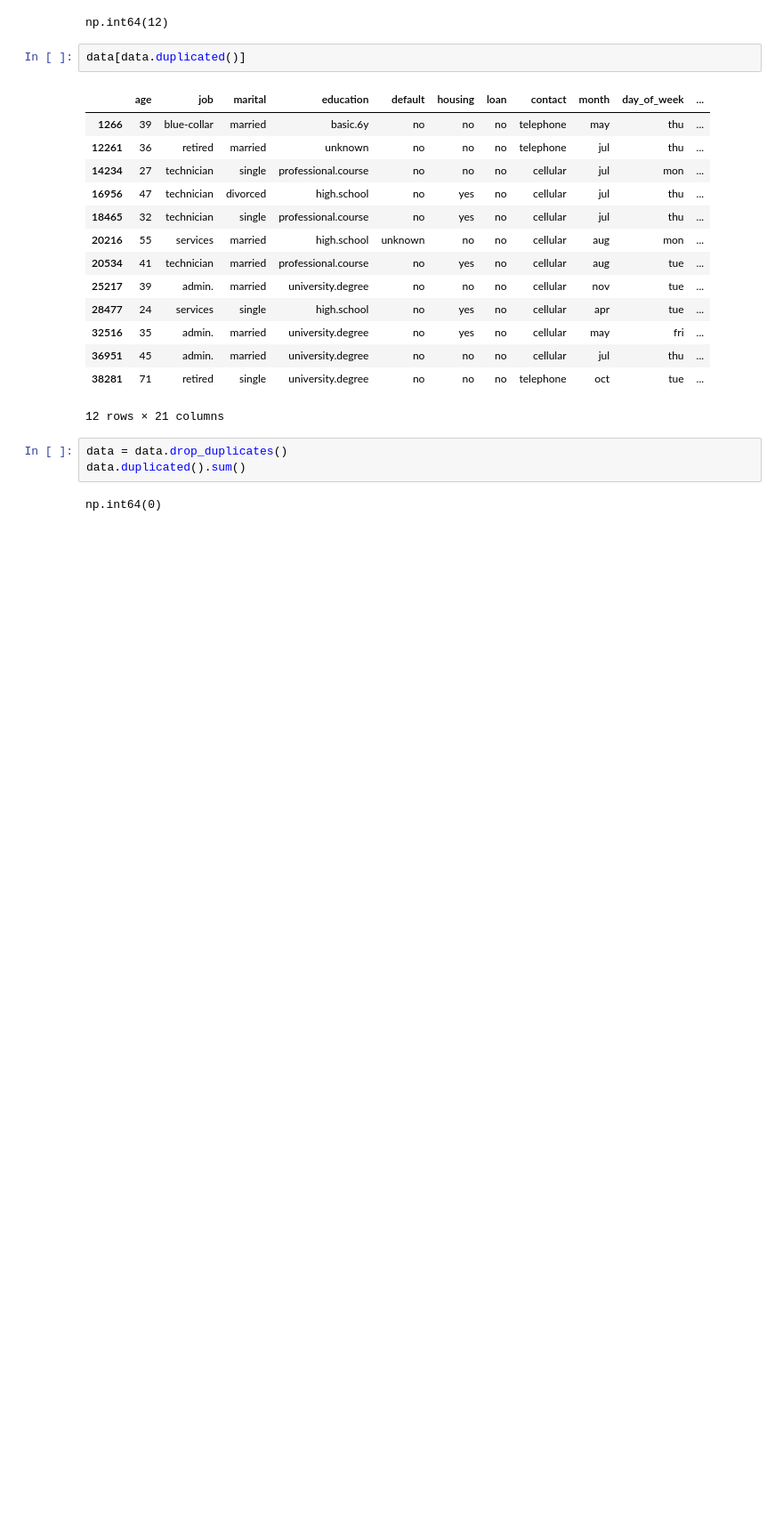
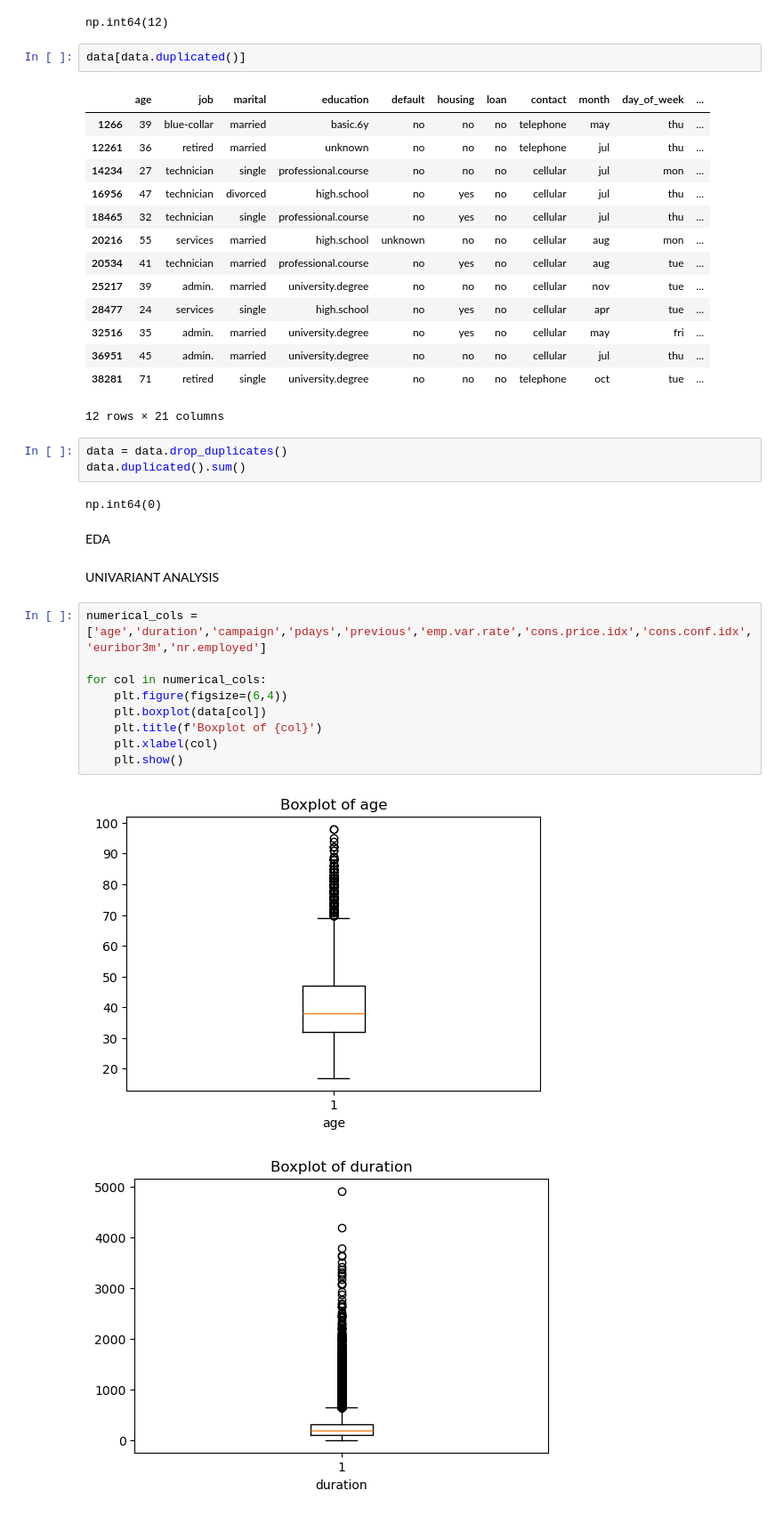
Before and after one commit to Aparna-31/Portugese-Bank-Marketing-Prediction, a Jupyter notebook: Portugese Bank Marketing .ipynb, the cells around one changed output. Shown at 89% size. Drawn from its saved outputs; the diff is of its cells as text; blank space fills up the shorter version.

```diff
--- a/Portugese Bank Marketing .ipynb
+++ b/Portugese Bank Marketing .ipynb
@@ -121,3 +121,19 @@ data = data.drop_duplicates()
 data.duplicated().sum()
 # %% [output]
 np.int64(0)
+# %% [markdown]
+EDA
+# %% [markdown]
+UNIVARIANT ANALYSIS
+# %%
+numerical_cols = ['age','duration','campaign','pdays','previous','emp.var.rate','cons.price.idx','cons.conf.idx','euribor3m','nr.employed']
+
+for col in numerical_cols:
+    plt.figure(figsize=(6,4))
+    plt.boxplot(data[col])
+    plt.title(f'Boxplot of {col}')
+    plt.xlabel(col)
+    plt.show()
+# %% [output]
+[figure, added]
+[figure, added]
```
Also changed, not shown: parts of 1 cell of this notebook.
